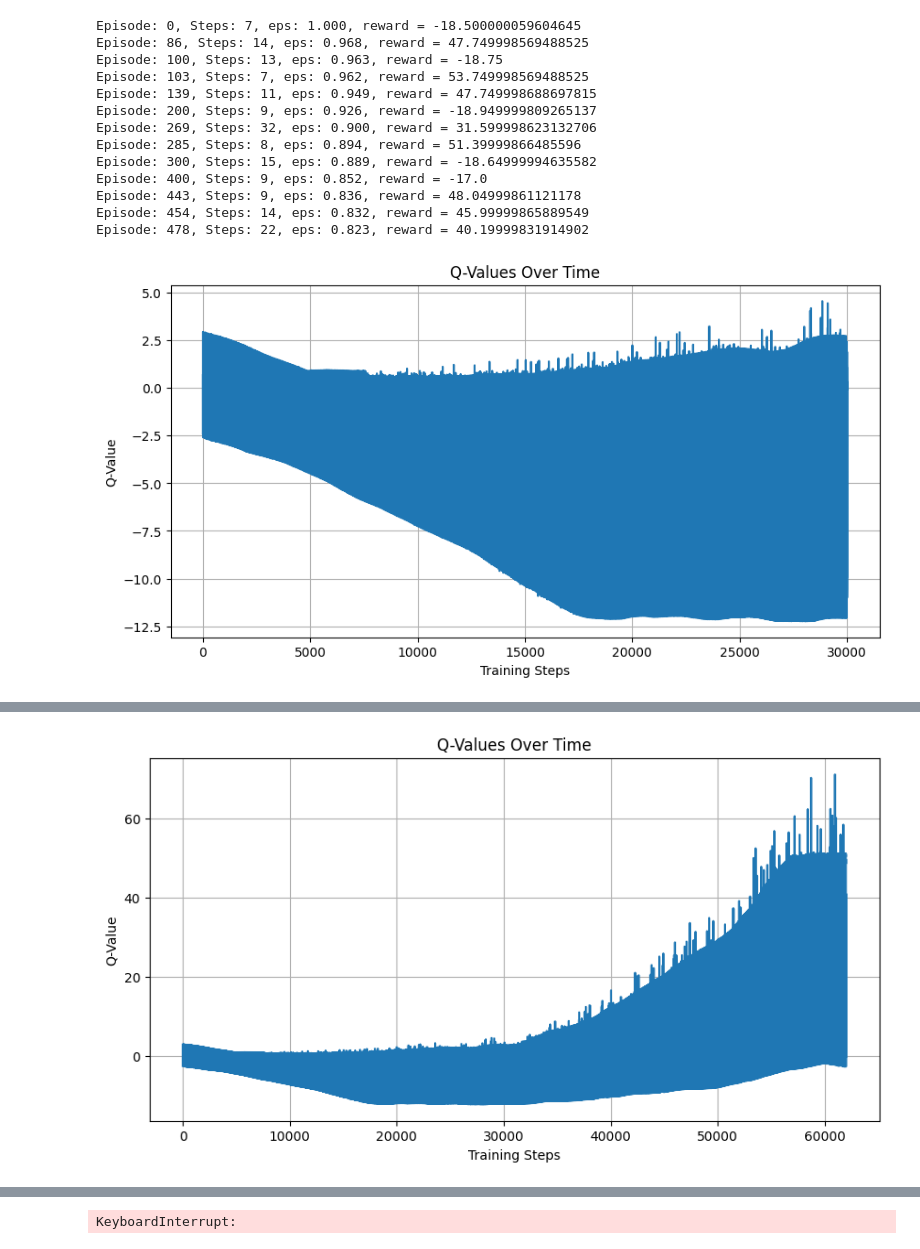
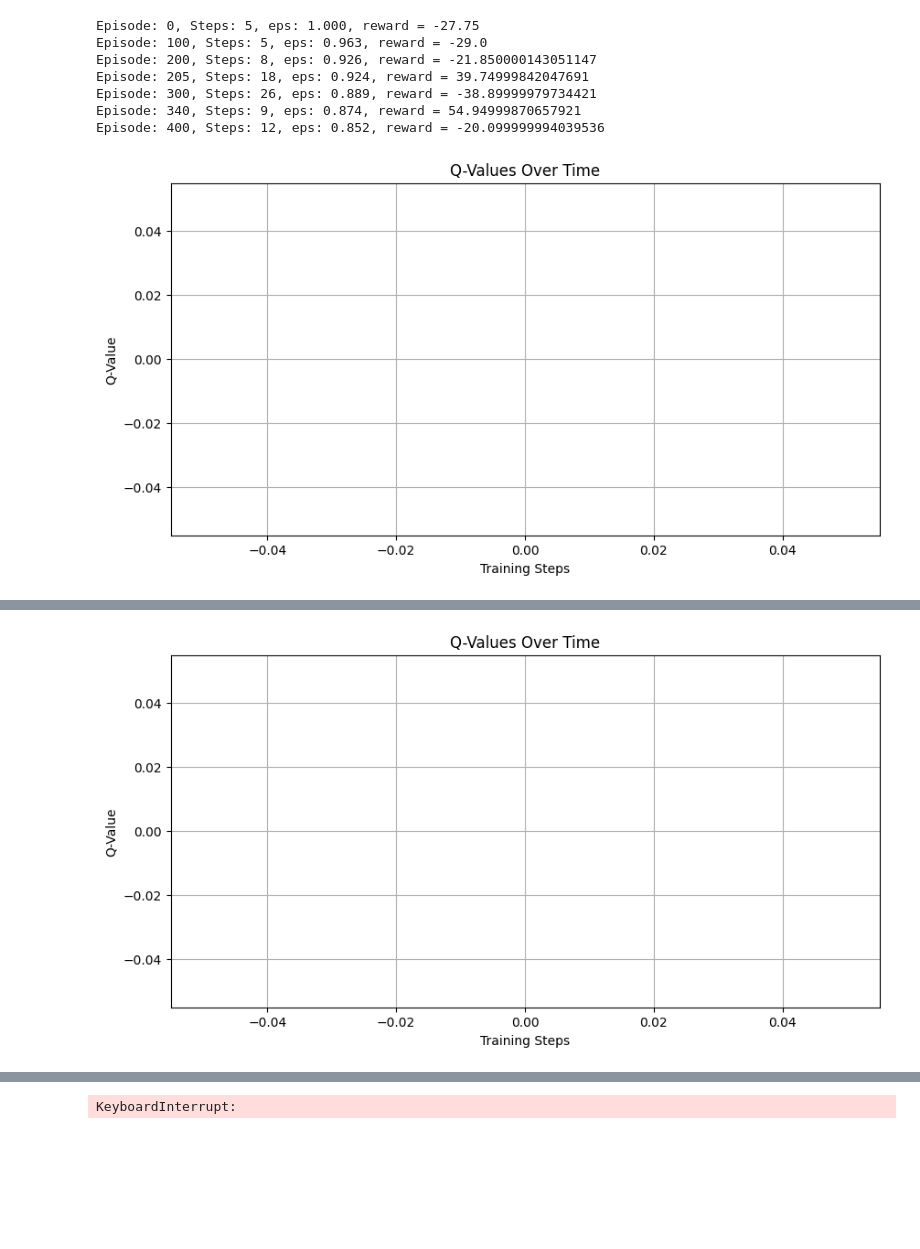
Before and after one commit to ArtLiathain/FYP, a Jupyter notebook: PythonMazeInteraction/DQN.ipynb, the cells around one changed output, grey strips where cells are left out. Saved outputs shown, nothing was run; the diff lists cells and outputs as text; code cells hidden in the pictures; blank space fills up the shorter version.

```diff
--- a/PythonMazeInteraction/DQN.ipynb
+++ b/PythonMazeInteraction/DQN.ipynb
@@ -105,18 +103,27 @@ from collections import deque
 
 replay_buffer = deque(maxlen=8000)
 # %%
+# def sample_experiences(batch_size):
+#     sorted_experiences = sorted(replay_buffer, key=lambda exp: abs(exp[2]), reverse=True)
+#     half_batch = batch_size // 2
+
+#     # Ensure there are enough samples to choose from
+#     num_experiences = len(sorted_experiences)
+#     if num_experiences < batch_size:
+#         batch = sorted_experiences
+#     else:
+#         high_priority_samples = sorted_experiences[:half_batch]
+#         random_samples = [sorted_experiences[i] for i in np.random.choice(num_experiences, half_batch, replace=False)]
+#         batch = high_priority_samples + random_samples
+
+#     return [
+#         np.array([experience[field_index] for experience in batch], dtype=np.float32)
+#         for field_index in range(6)
+#     ]
+
 def sample_experiences(batch_size):
-    sorted_experiences = sorted(replay_buffer, key=lambda exp: abs(exp[2]), reverse=True)
-    half_batch = batch_size // 2
-
-    # Ensure there are enough samples to choose from
-    num_experiences = len(sorted_experiences)
-    if num_experiences < batch_size:
-        batch = sorted_experiences
-    else:
-        high_priority_samples = sorted_experiences[:half_batch]
-        random_samples = [sorted_experiences[i] for i in np.random.choice(num_experiences, half_batch, replace=False)]
-        batch = high_priority_samples + random_samples
+    indices = np.random.choice(len(replay_buffer), min(len(replay_buffer), batch_size), replace=False)
+    batch = [replay_buffer[i] for i in indices]
 
     return [
         np.array([experience[field_index] for experience in batch], dtype=np.float32)
@@ -139,7 +146,7 @@ tf.random.set_seed(42)
 rewards = []
 highest_reward = -1000000
 # %%
-batch_size = 64
+batch_size = 128
 discount_factor = 0.96
 q_value_log = []
 optimizer = tf.keras.optimizers.Nadam(learning_rate=5e-5)
@@ -180,45 +187,39 @@ for episode in range(steps):
     result = env.reset()
     obs, reward, done, truncated, info = action_result_to_tuple(result)
     cumilative_reward = 0
     for step in range(steps):
         epsilon = max(1 - episode / (steps * 0.9), 0.01)
         obs, reward, done, truncated, info = play_one_step(env, obs, info, epsilon)
         cumilative_reward += reward
         if done or truncated:
             break
 
     # Extra debug information
     if episode% 100 == 0 or cumilative_reward > 0:
         print(f"\rEpisode: {episode}, Steps: {step}, eps: {epsilon:.3f}, reward = {cumilative_reward}")
     rewards.append(cumilative_reward)
 
     if cumilative_reward > highest_reward:
         best_weights = model.get_weights()
         highest_reward = cumilative_reward
 
-    if episode > 30:
+    if episode > 1000:
         training_step(batch_size)
     if episode % 500 == 499:
         plot_q_values()
 
     with open(f'../mazeLogs/solve{episode}.json', 'w') as file:
         file.write(env.to_json_python())
 
 
 
 model.set_weights(best_weights)  # extra code – restores the best model weights
 # %% [output]
-Episode: 0, Steps: 7, eps: 1.000, reward = -18.500000059604645
-Episode: 86, Steps: 14, eps: 0.968, reward = 47.749998569488525
-Episode: 100, Steps: 13, eps: 0.963, reward = -18.75
-Episode: 103, Steps: 7, eps: 0.962, reward = 53.749998569488525
-Episode: 139, Steps: 11, eps: 0.949, reward = 47.749998688697815
-Episode: 200, Steps: 9, eps: 0.926, reward = -18.949999809265137
-Episode: 269, Steps: 32, eps: 0.900, reward = 31.599998623132706
-Episode: 285, Steps: 8, eps: 0.894, reward = 51.39999866485596
-Episode: 300, Steps: 15, eps: 0.889, reward = -18.64999994635582
-Episode: 400, Steps: 9, eps: 0.852, reward = -17.0
-Episode: 443, Steps: 9, eps: 0.836, reward = 48.04999861121178
-Episode: 454, Steps: 14, eps: 0.832, reward = 45.99999865889549
-Episode: 478, Steps: 22, eps: 0.823, reward = 40.19999831914902
+Episode: 0, Steps: 5, eps: 1.000, reward = -27.75
+Episode: 100, Steps: 5, eps: 0.963, reward = -29.0
+Episode: 200, Steps: 8, eps: 0.926, reward = -21.850000143051147
+Episode: 205, Steps: 18, eps: 0.924, reward = 39.74999842047691
+Episode: 300, Steps: 26, eps: 0.889, reward = -38.89999979734421
+Episode: 340, Steps: 9, eps: 0.874, reward = 54.94999870657921
+Episode: 400, Steps: 12, eps: 0.852, reward = -20.099999994039536
-[figure, old version]
+[figure, new version]
@@ -242 +235 @@ Episode: 986, Steps: 10, eps: 0.635, reward = 46.499998569488525
-[figure, old version]
+[figure, new version]
```
Also changed, not shown: parts of 7 cells of this notebook, 9 other files.
